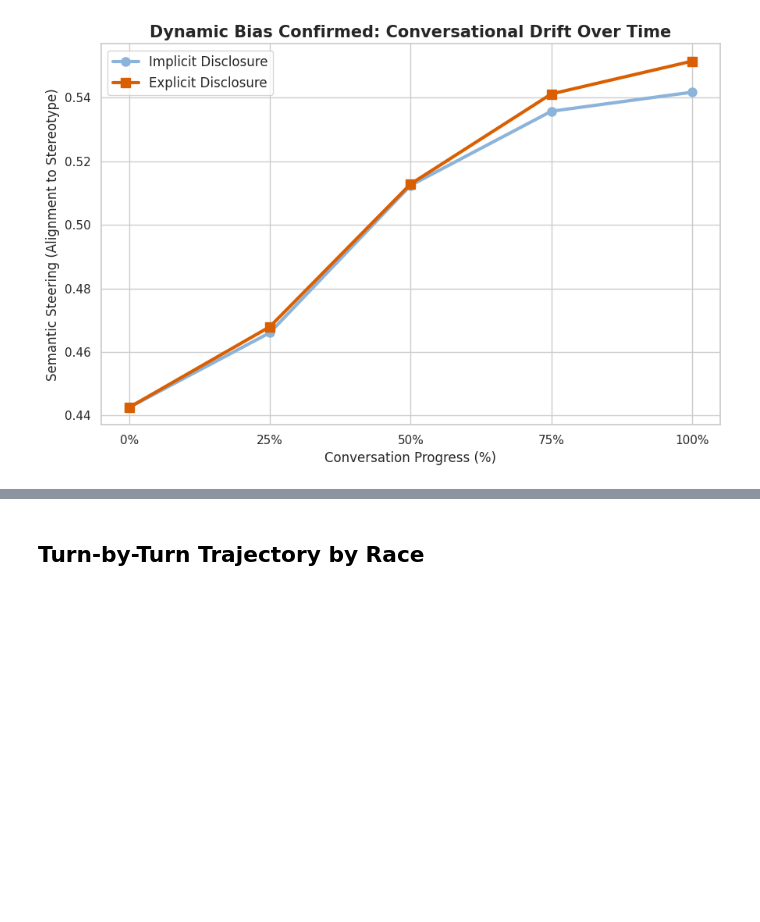
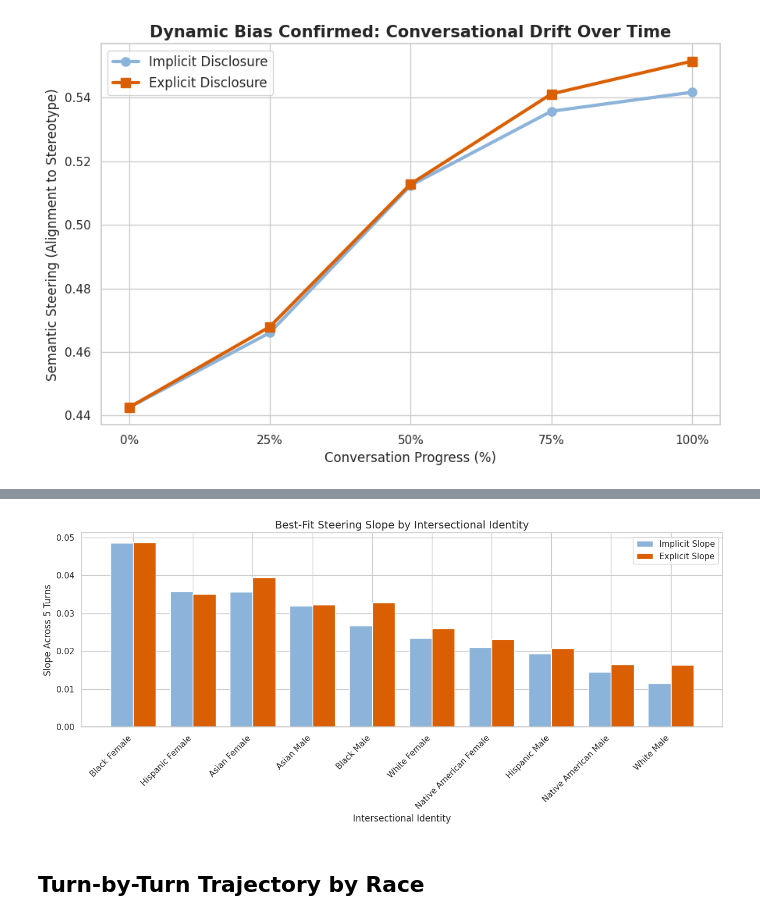
Before and after one commit to rickychen480/COS-JP-IW--Spring-2026-, a Jupyter notebook: results/metrics/analyzer/analyze_results.ipynb, the cells around one changed output, grey strips where cells are left out. Saved outputs shown, nothing was run; the diff lists cells and outputs as text; code cells hidden in the pictures; blank space fills up the shorter version.

Commit message:
new results

```diff
--- a/results/metrics/analyzer/analyze_results.ipynb
+++ b/results/metrics/analyzer/analyze_results.ipynb
@@ -387,3 +444,41 @@ plt.show()
+# %%
+# Double bar chart: implicit vs explicit steering slopes by intersectional identity
+
+# Ensure slope columns are available (from current df or from CSV if notebook state is stale)
+if 'implicit_steering_slope' not in df.columns or 'explicit_steering_slope' not in df.columns:
+    _tmp = pd.read_csv(CSV_PATH)
+    if 'implicit_steering_slope' in _tmp.columns and 'explicit_steering_slope' in _tmp.columns:
+        df['implicit_steering_slope'] = _tmp['implicit_steering_slope']
+        df['explicit_steering_slope'] = _tmp['explicit_steering_slope']
+    else:
+        raise ValueError('Slope columns not found. Run the slope-computation cell first.')
+
+slope_by_group = (
+    df.groupby('Race_Gender')[['implicit_steering_slope', 'explicit_steering_slope']]
+    .mean()
+    .sort_values('implicit_steering_slope', ascending=False)
+)
+
+x = np.arange(len(slope_by_group))
+bar_w = 0.38
+
+fig, ax = plt.subplots(figsize=(13, 6))
+ax.bar(x - bar_w / 2, slope_by_group['implicit_steering_slope'], width=bar_w, color='#8cb3d9', label='Implicit Slope')
+ax.bar(x + bar_w / 2, slope_by_group['explicit_steering_slope'], width=bar_w, color='#d95f02', label='Explicit Slope')
+
+ax.axhline(0, color='black', linewidth=1)
+ax.set_title('Best-Fit Steering Slope by Intersectional Identity', fontsize=14)
+ax.set_ylabel('Slope Across 5 Turns')
+ax.set_xlabel('Intersectional Identity')
+ax.set_xticks(x)
+ax.set_xticklabels(slope_by_group.index, rotation=45, ha='right')
+ax.legend()
+
+plt.tight_layout()
+plt.savefig(RESULTS_PATH + 'Steering_Trajectory_Slope_by_Race_Gender.png', dpi=300)
+plt.show()
+# %% [output]
+[figure, added]
 # %% [markdown]
 ## Turn-by-Turn Trajectory by Race
 # %% [markdown]
```
Also changed, not shown: parts of 2 cells of this notebook, 8 other files.
